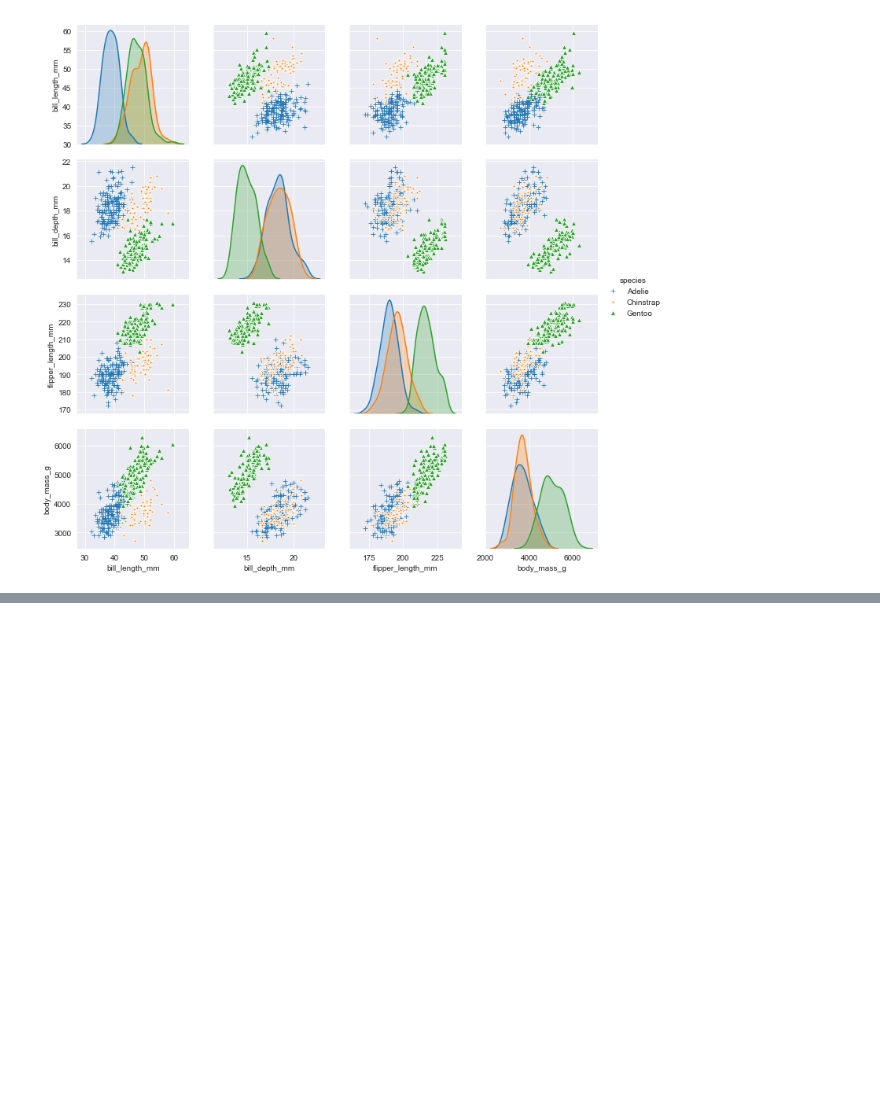
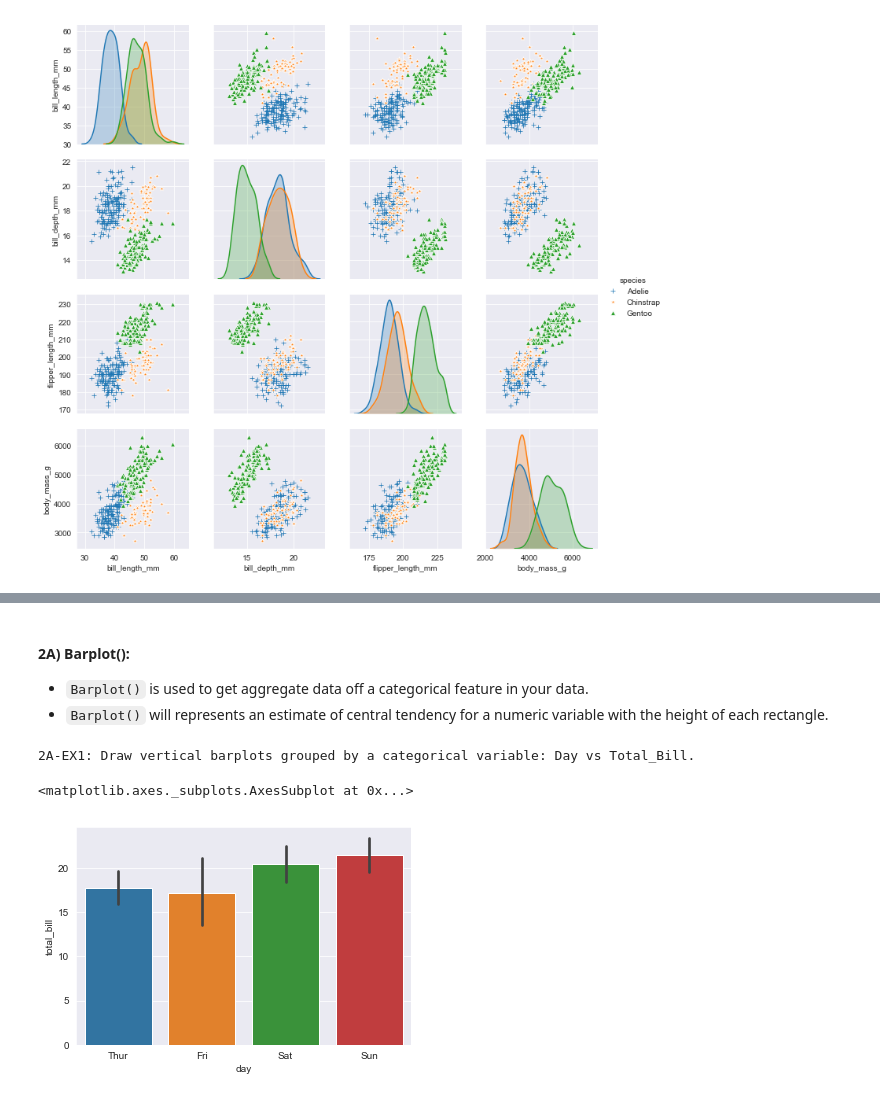
Before and after one commit to surendra-arivappagari/1.DataScience_MachineLearning_with_Python, a Jupyter notebook: 5.Seaborn/Seaborn_Data_Visualization.ipynb, the cells around one changed output, grey strips where cells are left out. Saved outputs shown, nothing was run; the diff lists cells and outputs as text; code cells hidden in the pictures; blank space fills up the shorter version.

```diff
--- a/5.Seaborn/Seaborn_Data_Visualization.ipynb
+++ b/5.Seaborn/Seaborn_Data_Visualization.ipynb
@@ -261,0 +284,12 @@ sns.pairplot(penguins, hue='species', markers=['+', '*', '^'])
+# %% [markdown]
+#### 2A) Barplot():
+- `Barplot()` is used to get aggregate data off a categorical feature in your data. <br>
+- `Barplot()` will represents an estimate of central tendency for a numeric variable with the height of each rectangle.
+# %%
+print("2A-EX1: Draw vertical barplots grouped by a categorical variable: Day vs Total_Bill.")
+
+sns.barplot(data=tips, x='day', y='total_bill')
+# %% [output]
+2A-EX1: Draw vertical barplots grouped by a categorical variable: Day vs Total_Bill.
+<matplotlib.axes._subplots.AxesSubplot at 0x...>
+[figure, added]
```
Also changed, not shown: parts of 12 cells of this notebook.
